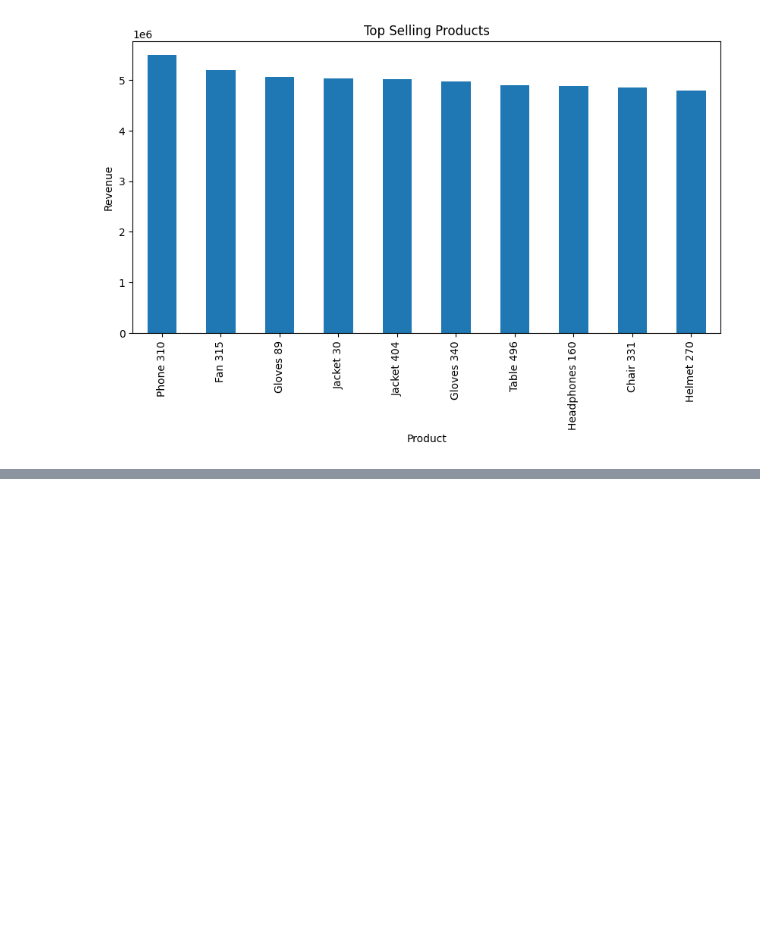
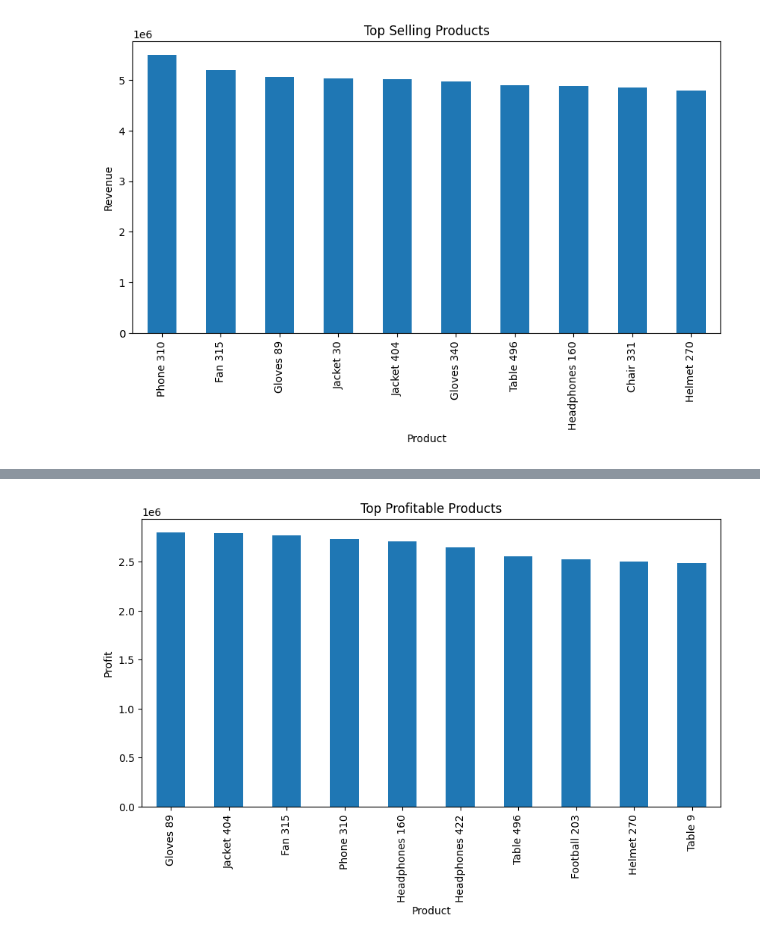
Before and after one commit to Abhishek-Savita-3012/Retail-Sales-Inventory-Analytics, a Jupyter notebook: python/eda.ipynb, the cells around one changed output, grey strips where cells are left out. Cells and saved outputs as stored; diff of their text form; code cells hidden in the pictures; blank space fills up the shorter version.

```diff
--- a/python/eda.ipynb
+++ b/python/eda.ipynb
@@ -446,0 +541,11 @@ sales_data.to_csv(
+# %%
+#Step 4: Product Profitability
+product_profit = (
+    sales_data
+    .groupby("ProductName")["Profit"]
+    .sum()
+    .sort_values(ascending=False)
+    .head(10)
+)
+
+product_profit
@@ -446,0 +565,10 @@ sales_data.to_csv(
+# %%
+product_profit.plot(kind="bar")
+
+plt.title("Top Profitable Products")
+plt.xlabel("Product")
+plt.ylabel("Profit")
+
+plt.show()
+# %% [output]
+[figure, added]
```
Also changed, not shown: parts of 22 cells of this notebook, 8 other files.
